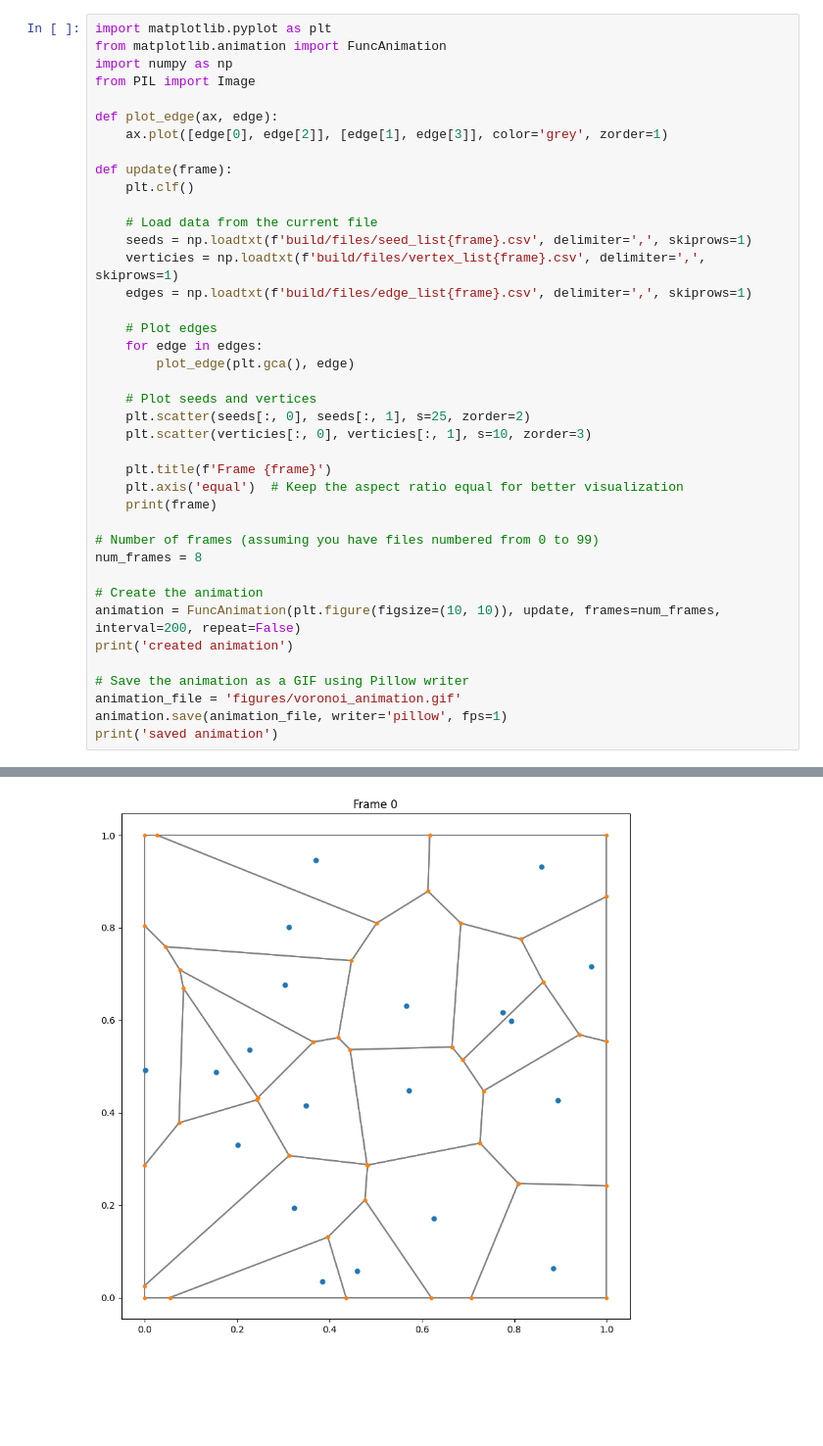
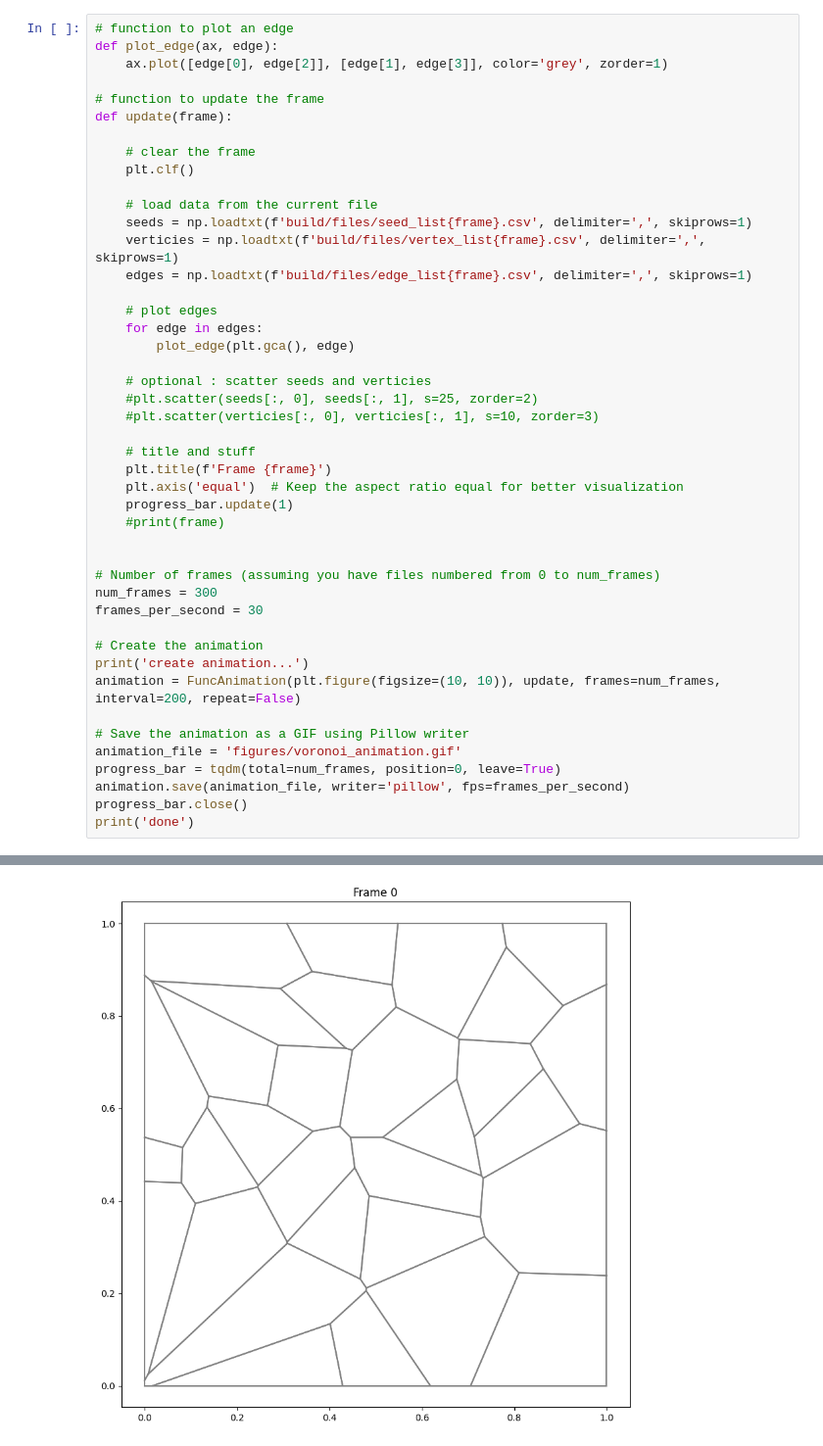
Before and after one commit to lucas56098/voronoi_mesh_project, a Jupyter notebook: animate.ipynb, the cells around one changed output, grey strips where cells are left out. Shown: that part at 98% size. Cells and saved outputs as stored; diff of their text form; blank space fills up the shorter version.

```diff
--- a/animate.ipynb
+++ b/animate.ipynb
@@ -38,41 +61,46 @@ plt.show()
 # %%
-import matplotlib.pyplot as plt
-from matplotlib.animation import FuncAnimation
-import numpy as np
-from PIL import Image
-
+# function to plot an edge
 def plot_edge(ax, edge):
     ax.plot([edge[0], edge[2]], [edge[1], edge[3]], color='grey', zorder=1)
 
+# function to update the frame
 def update(frame):
+
+    # clear the frame
     plt.clf()
 
-    # Load data from the current file
+    # load data from the current file
     seeds = np.loadtxt(f'build/files/seed_list{frame}.csv', delimiter=',', skiprows=1)
     verticies = np.loadtxt(f'build/files/vertex_list{frame}.csv', delimiter=',', skiprows=1)
     edges = np.loadtxt(f'build/files/edge_list{frame}.csv', delimiter=',', skiprows=1)
 
-    # Plot edges
+    # plot edges
     for edge in edges:
         plot_edge(plt.gca(), edge)
 
-    # Plot seeds and vertices
-    plt.scatter(seeds[:, 0], seeds[:, 1], s=25, zorder=2)
-    plt.scatter(verticies[:, 0], verticies[:, 1], s=10, zorder=3)
+    # optional : scatter seeds and verticies
+    #plt.scatter(seeds[:, 0], seeds[:, 1], s=25, zorder=2)
+    #plt.scatter(verticies[:, 0], verticies[:, 1], s=10, zorder=3)
 
+    # title and stuff
     plt.title(f'Frame {frame}')
     plt.axis('equal')  # Keep the aspect ratio equal for better visualization
-    print(frame)
+    progress_bar.update(1)
+    #print(frame)
 
-# Number of frames (assuming you have files numbered from 0 to 99)
-num_frames = 8
+
+# Number of frames (assuming you have files numbered from 0 to num_frames)
+num_frames = 300
+frames_per_second = 30
 
 # Create the animation
+print('create animation...')
 animation = FuncAnimation(plt.figure(figsize=(10, 10)), update, frames=num_frames, interval=200, repeat=False)
-print('created animation')
 
 # Save the animation as a GIF using Pillow writer
 animation_file = 'figures/voronoi_animation.gif'
-animation.save(animation_file, writer='pillow', fps=1)
-print('saved animation')
+progress_bar = tqdm(total=num_frames, position=0, leave=True)
+animation.save(animation_file, writer='pillow', fps=frames_per_second)
+progress_bar.close()
+print('done')
 # %% [output]
@@ -91 +109 @@ saved animation
-[figure, old version]
+[figure, new version]
```
Also changed, not shown: parts of 18 cells of this notebook.
